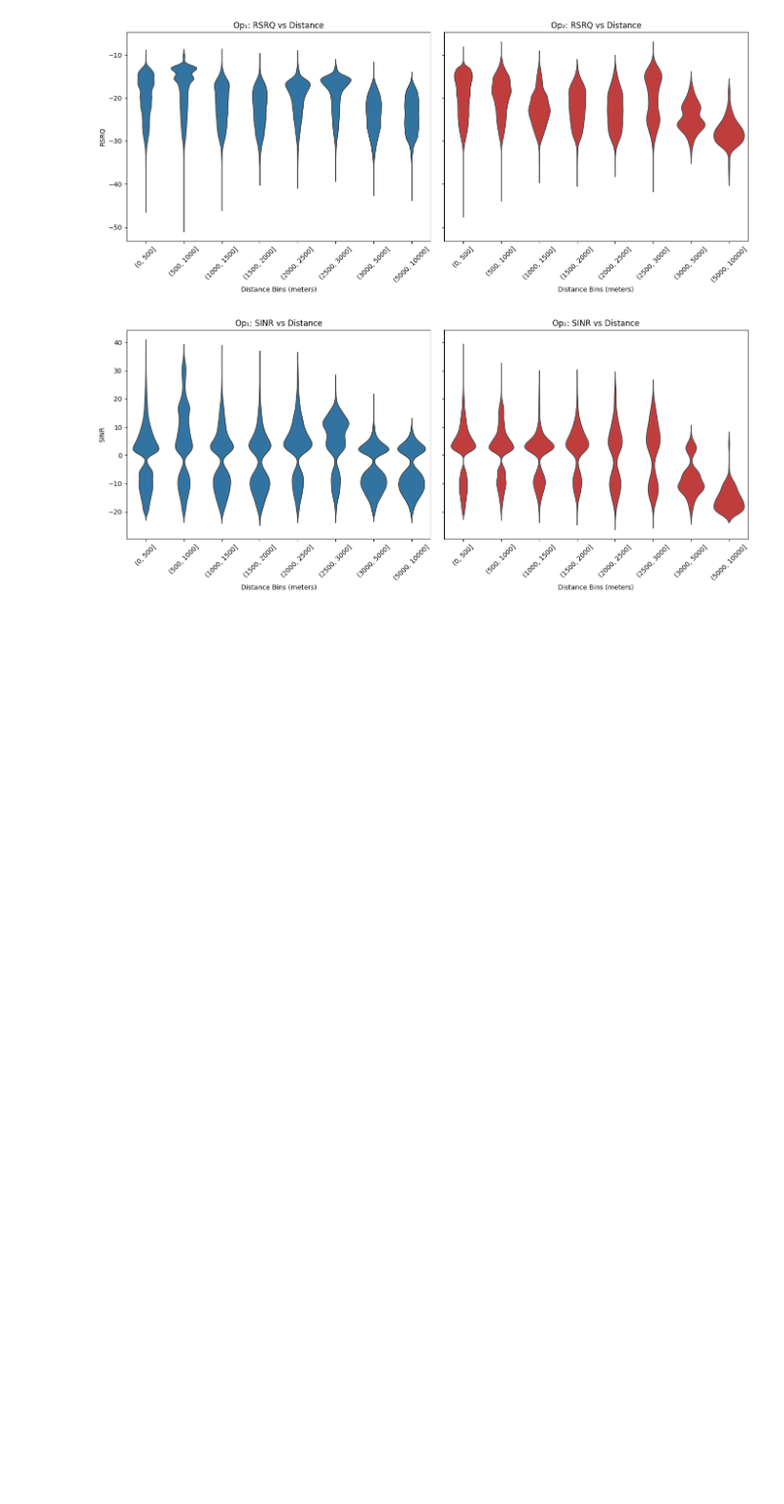
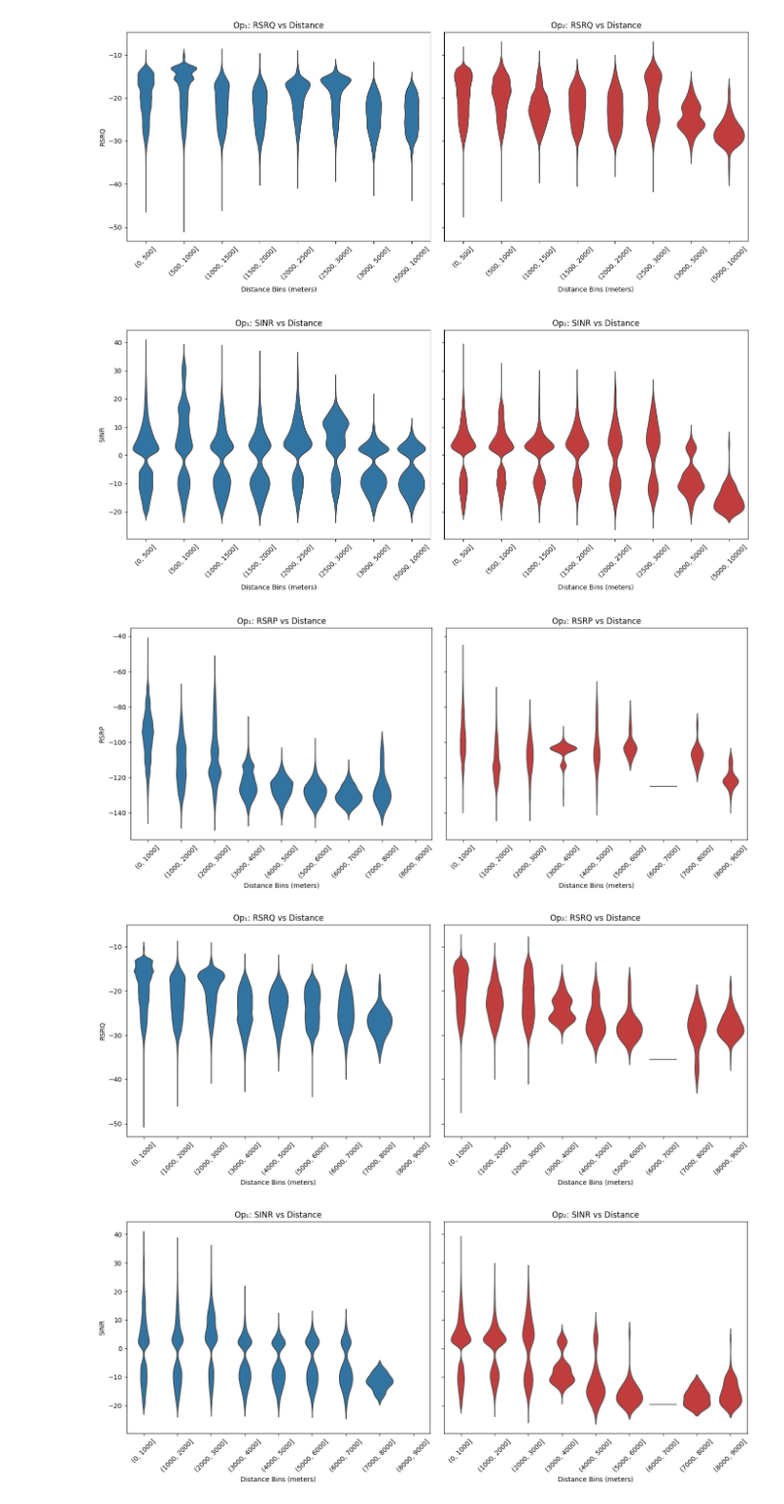
Before and after one commit to carolinevannebo/Remote-Education, a Jupyter notebook: IN5060_Assignment_2.ipynb, the cells around one changed output. Shown at 98% size. Cells and saved outputs as stored; diff of their text form; code cells hidden in the pictures; blank space fills up the shorter version.

```diff
--- a/IN5060_Assignment_2.ipynb
+++ b/IN5060_Assignment_2.ipynb
@@ -628,3 +628,52 @@ plot_violin_split('SINR')
 [figure]
 [figure]
 [figure]
+# %%
+import seaborn as sns
+import matplotlib.pyplot as plt
+import pandas as pd
+
+# Example of fixed-width bins (you can adjust the bins as needed)
+distance_bins = pd.cut(filtered_data['distance'], bins=[0, 1000, 2000, 3000, 4000, 5000, 6000, 7000, 8000, 9000])
+
+# Or, use quantile-based bins for a more balanced distribution
+# distance_bins = pd.qcut(filtered_data['distance'], q=8)
+
+# Add the distance bins to the dataset
+filtered_data['distance_bin'] = distance_bins
+
+# Function to create violin plots for each operator in separate subplots
+def plot_violin_split(metric):
+    fig, axes = plt.subplots(1, 2, figsize=(14, 6), sharey=True)
+
+    # Operator 1 plot
+    sns.violinplot(x='distance_bin', y=metric, data=filtered_data[filtered_data['MNC_numeric'] == 1],
+                   color="#1f77b4", ax=axes[0], inner=None)
+    axes[0].set_title(f'Op₁: {metric} vs Distance')
+    axes[0].set_xlabel('Distance Bins (meters)')
+    axes[0].set_ylabel(metric)
+    axes[0].tick_params(axis='x', rotation=45)
+
+    # Operator 2 plot
+    sns.violinplot(x='distance_bin', y=metric, data=filtered_data[filtered_data['MNC_numeric'] == 2],
+                   color="#d62728", ax=axes[1], inner=None)
+    axes[1].set_title(f'Op₂: {metric} vs Distance')
+    axes[1].set_xlabel('Distance Bins (meters)')
+    axes[1].set_ylabel(metric)
+    axes[1].tick_params(axis='x', rotation=45)
+
+    plt.tight_layout()
+    plt.show()
+
+# Plot for RSRP
+plot_violin_split('RSRP')
+
+# Plot for RSRQ
+plot_violin_split('RSRQ')
+
+# Plot for SINR
+plot_violin_split('SINR')
+# %% [output]
+[figure, added]
+[figure, added]
+[figure, added]
```
Also changed, not shown: parts of 1 cell of this notebook, 1 other file.
